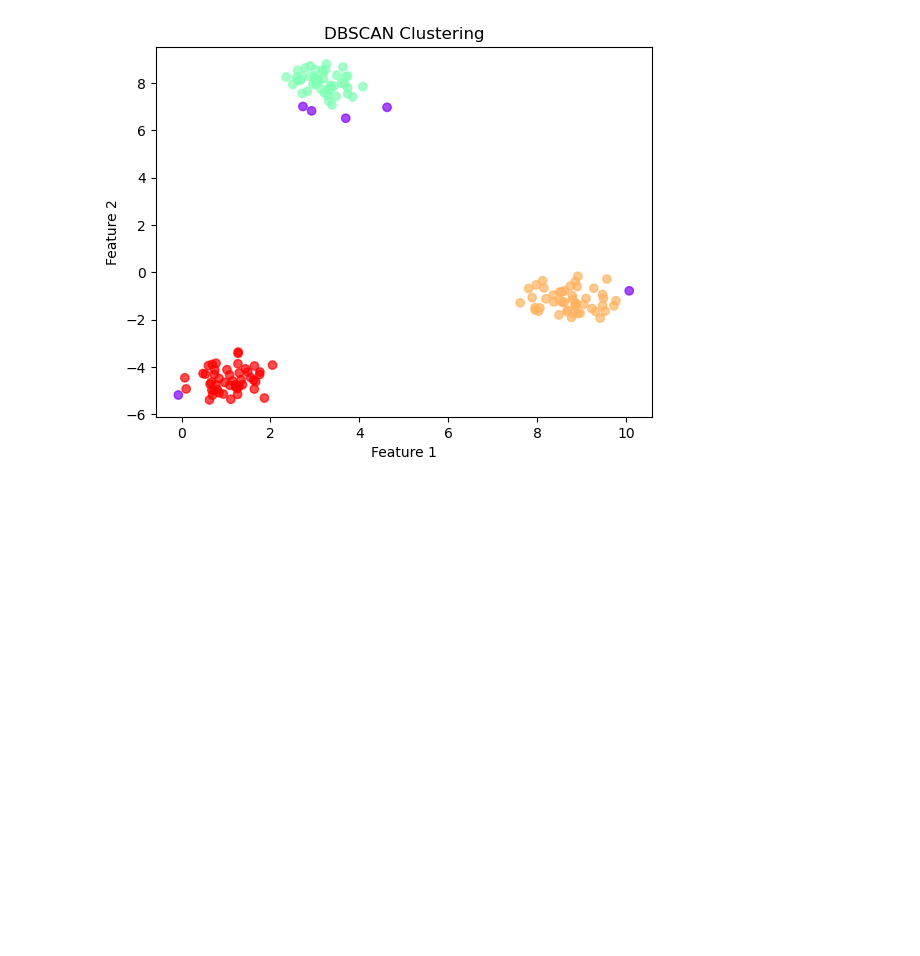
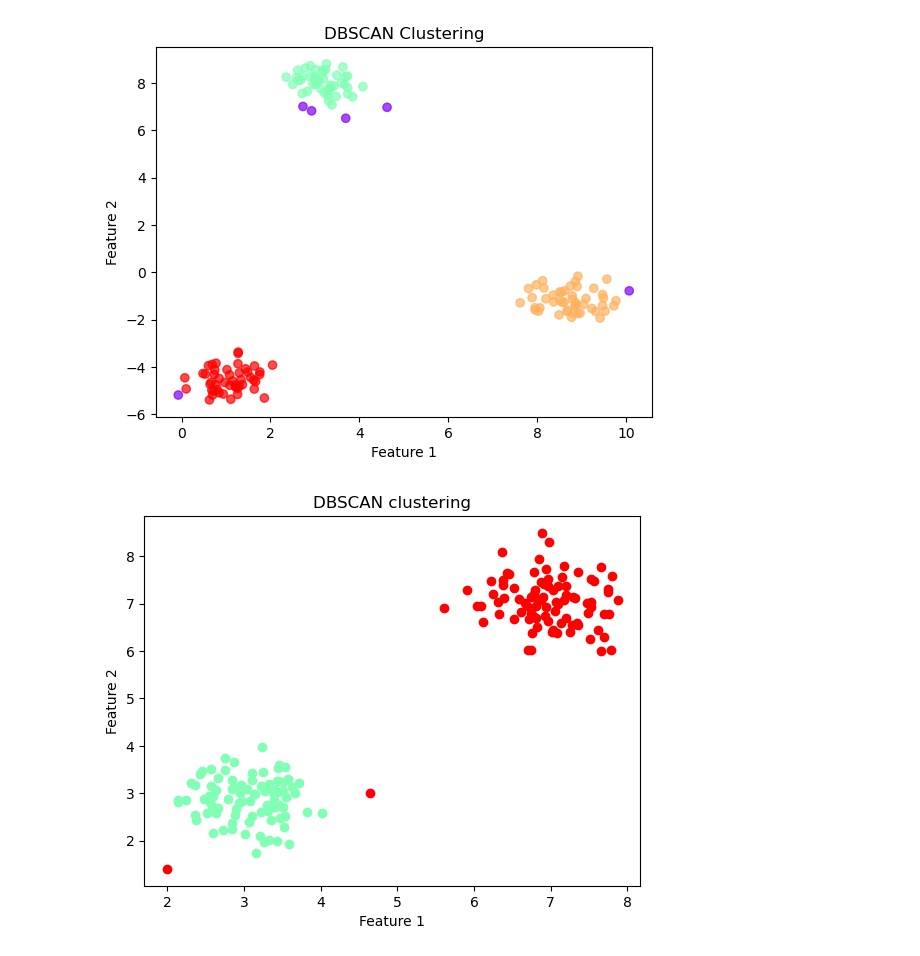
Before and after one commit to Amoako419/Clustering, a Jupyter notebook: DBscan.ipynb, the cells around one changed output. Drawn from its saved outputs; the diff is of its cells as text; code cells hidden in the pictures; blank space fills up the shorter version.

```diff
--- a/DBscan.ipynb
+++ b/DBscan.ipynb
@@ -59,3 +59,67 @@ plt.ylabel('Feature 2')
 plt.show()
 # %% [output]
 [figure]
+# %%
+from sklearn.datasets import make_blobs
+import numpy as np
+import matplotlib.pyplot as plt
+
+# Define the distance function
+def calculate_distance(x, y):
+    return np.sqrt(np.sum((x - y) ** 2))
+
+# Region Query to find neighbors within eps
+def region_query(D, P, eps):
+    neighbors = []
+    for i in range(D.shape[0]):
+        if calculate_distance(D[i], P) < eps:
+            neighbors.append(i)
+    return neighbors
+
+# Grow cluster by checking eps neighbors and including those that meet MinPts condition
+def grow_cluster(D, labels, P, NeighborPts, C, eps, MinPts):
+    # TODO: Add code that labels the point P as part of cluster C.
+    labels[P] = C
+    i = 0
+    while i < len(NeighborPts):
+        Pn = NeighborPts[i]
+        if labels[Pn] == 0 or labels[Pn] == -1:
+            labels[Pn] = C
+            PnNeighborPts = region_query(D, D[Pn], eps)
+            if len(PnNeighborPts) >= MinPts:
+                NeighborPts += [p for p in PnNeighborPts if labels[p] == 0]
+        i += 1
+
+# Implementing DBSCAN
+def DBSCAN(D, eps, MinPts):
+    labels = [0]*len(D)
+    C = 0
+    for P_idx in range(len(D)):
+        if labels[P_idx] != 0:
+            continue
+        NeighborPts_idx = region_query(D, D[P_idx], eps)
+        if len(NeighborPts_idx) < MinPts:
+            labels[P_idx] = -1
+        else:
+            C += 1
+            grow_cluster(D, labels, P_idx, NeighborPts_idx, C, eps, MinPts)
+    return labels
+
+# Generate synthetic data
+data, _ = make_blobs(n_samples=180, centers=[(3, 3), (7, 7)], n_features=2, cluster_std=0.5)
+
+# Apply DBSCAN
+labels = DBSCAN(D=data, eps=0.5, MinPts=5)
+
+# Plot results
+colors = plt.cm.rainbow(np.linspace(0, 1, len(np.unique(labels))))
+
+for point, cluster_id in zip(data, labels):
+    plt.plot(point[0], point[1], 'o', color=colors[int(cluster_id % len(colors))])
+
+plt.title('DBSCAN clustering')
+plt.xlabel('Feature 1')
+plt.ylabel('Feature 2')
+plt.show()
+# %% [output]
+[figure, added]
```
